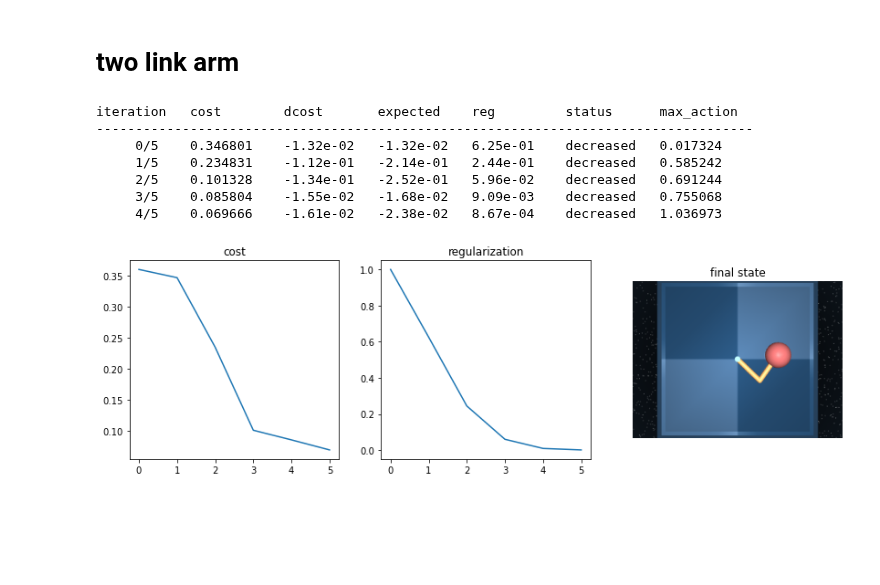
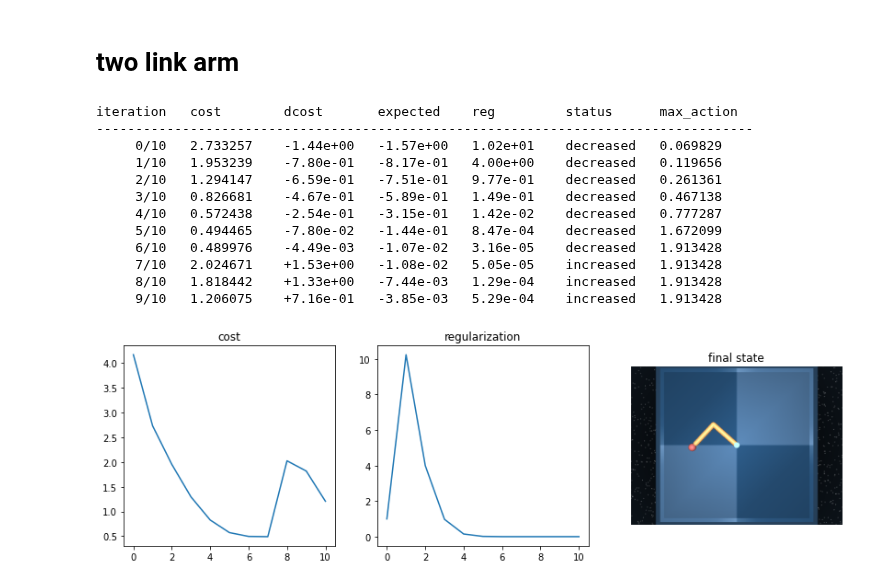
Before and after one commit to richard-warren/rl_sandbox, a Jupyter notebook: ilqr_demo.ipynb, the cells around one changed output. Drawn from its saved outputs; the diff is of its cells as text; code cells hidden in the pictures; blank space fills up the shorter version.

```diff
--- a/ilqr_demo.ipynb
+++ b/ilqr_demo.ipynb
@@ -45,11 +45,14 @@ def iLQR(env, iterations=100,
          dreg = 2,                 # reg is multiplied or divided by dreg
          dreg_factor = 1.6,        # dreg is multiplied or diveded by dreg_factor):
          alpha = 1,
+         initial_action = 0,       # max magnitude of randomized initial actions
          verbose = False,
         ):
 
     # initial trajectory
-    actions = [np.array((0,0)) for i in range(env.max_steps)]
+    a = initial_action
+    actions = [np.random.uniform([-initial_action]*env.action_dim, [initial_action]*env.action_dim)
+               for i in range(env.max_steps)]
     states, costs, costs_derivs = env.rollout(actions)
     history = dict(cost=[sum(costs)], reg=[reg])
 
@@ -143,6 +146,10 @@ def iLQR(env, iterations=100,
             print('{:6d}/{:<5d}{:<12.6f}{:<+12.2e}{:<+12.2e}{:<12.2e}{:<12s}{:<12.6f}'.format(
                 i, iterations, history['cost'][-1], delta_cost, dV, reg, flag, np.abs(np.array(actions)).max()))
 
+        if reg>reg_lims[1]:
+            print('Regularization limit exceeded. Abandoning optimization.')
+            break
+
     return actions, history
 # %% [markdown]
 # point mass
@@ -216,21 +223,26 @@ display_video(imgs, framerate=(1/env.dt))
 # two link arm
 # %%
 # run ilqr
-env = Arm(max_steps=50)
-actions, history = iLQR(env, iterations=5, reg=1, alpha=1, verbose=True, reg_lims=(1e-6, 1e10))
+env = Arm()
+actions, history = iLQR(env, iterations=10, reg=1, alpha=1, verbose=True, reg_lims=(1e-6, 1e10))
 ax = plt.subplots(1, 3, figsize=(14,4))[1];
 ax[0].plot(history['cost']); ax[0].set_title('cost');
 ax[1].plot(history['reg']);  ax[1].set_title('regularization');
 ax[2].set_title('final state'); env.show();
 # %% [output]
 iteration   cost        dcost       expected    reg         status      max_action
 ------------------------------------------------------------------------------------
-     0/5    0.346801    -1.32e-02   -1.32e-02   6.25e-01    decreased   0.017324
-     1/5    0.234831    -1.12e-01   -2.14e-01   2.44e-01    decreased   0.585242
-     2/5    0.101328    -1.34e-01   -2.52e-01   5.96e-02    decreased   0.691244
-     3/5    0.085804    -1.55e-02   -1.68e-02   9.09e-03    decreased   0.755068
-     4/5    0.069666    -1.61e-02   -2.38e-02   8.67e-04    decreased   1.036973
+     0/10   2.733257    -1.44e+00   -1.57e+00   1.02e+01    decreased   0.069829
+     1/10   1.953239    -7.80e-01   -8.17e-01   4.00e+00    decreased   0.119656
+     2/10   1.294147    -6.59e-01   -7.51e-01   9.77e-01    decreased   0.261361
+     3/10   0.826681    -4.67e-01   -5.89e-01   1.49e-01    decreased   0.467138
+     4/10   0.572438    -2.54e-01   -3.15e-01   1.42e-02    decreased   0.777287
+     5/10   0.494465    -7.80e-02   -1.44e-01   8.47e-04    decreased   1.672099
+     6/10   0.489976    -4.49e-03   -1.07e-02   3.16e-05    decreased   1.913428
+     7/10   2.024671    +1.53e+00   -1.08e-02   5.05e-05    increased   1.913428
+     8/10   1.818442    +1.33e+00   -7.44e-03   1.29e-04    increased   1.913428
+     9/10   1.206075    +7.16e-01   -3.85e-03   5.29e-04    increased   1.913428
-[figure, old version]
+[figure, new version]
 # %%
 # show video
 env.reset(reset_target=False)
```
Also changed, not shown: parts of 9 cells of this notebook, 1 other file.
